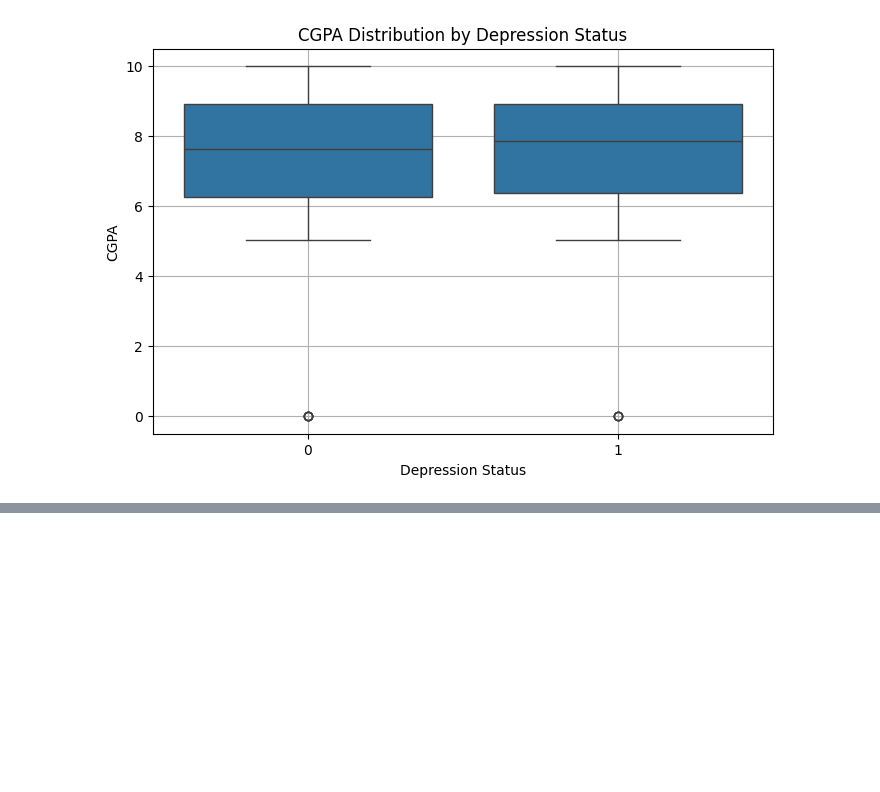
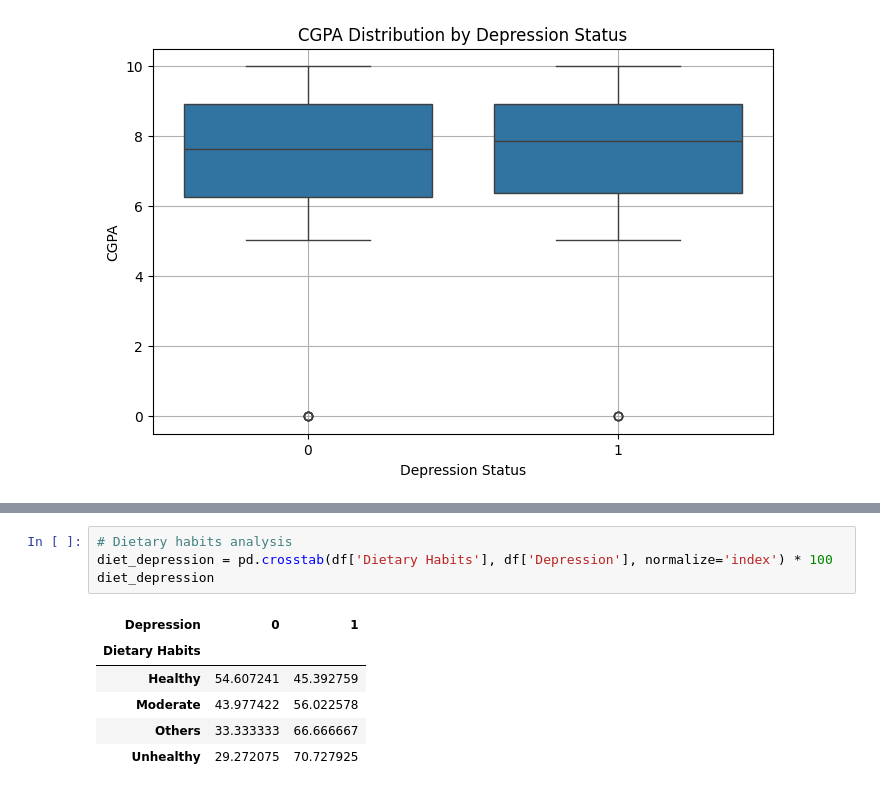
Before and after one commit to arshadziban/Data-Analysis-With-Python, a Jupyter notebook: StudentMind Insights/StudentMind_Insights.ipynb, the cells around one changed output, grey strips where cells are left out. Cells and saved outputs as stored; diff of their text form; blank space fills up the shorter version.

```diff
--- a/StudentMind Insights/StudentMind_Insights.ipynb
+++ b/StudentMind Insights/StudentMind_Insights.ipynb
@@ -253,0 +269,11 @@ plt.show()
+# %%
+# Dietary habits analysis
+diet_depression = pd.crosstab(df['Dietary Habits'], df['Depression'], normalize='index') * 100
+diet_depression
+# %% [output]
+| Depression | 0 | 1 |
+| Dietary Habits |  |  |
+| Healthy | 54.607241 | 45.392759 |
+| Moderate | 43.977422 | 56.022578 |
+| Others | 33.333333 | 66.666667 |
+| Unhealthy | 29.272075 | 70.727925 |
```
Also changed, not shown: parts of 3 cells of this notebook.
